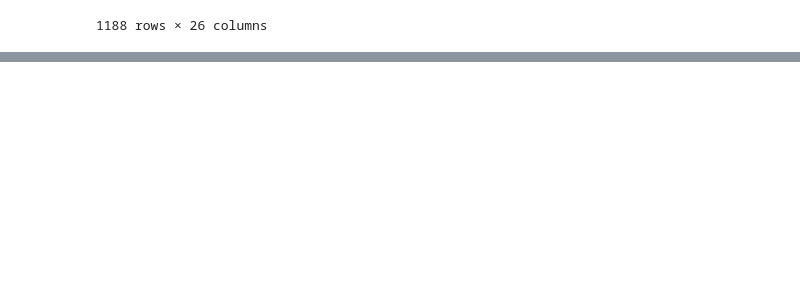
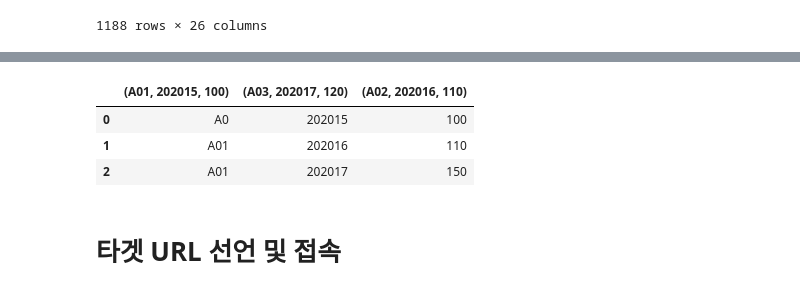
Before and after one commit to HongDonkey/Python, a Jupyter notebook: Session04 - 외부연동 데이터 수집/Untitled.ipynb, the cells around one changed output, grey strips where cells are left out. Drawn from its saved outputs; the diff is of its cells as text; code cells hidden in the pictures; blank space fills up the shorter version.

```diff
--- a/Session04 - 외부연동 데이터 수집/Untitled.ipynb
+++ b/Session04 - 외부연동 데이터 수집/Untitled.ipynb
@@ -187,0 +197,20 @@ json
+# %%
+df1.columns = ["RegionID" , "YEARWEEK", "QTY"]
+columnNameList = df1
+# %%
+columnFirst = ["A0","A01","A01"]
+columnSecond = [202015, 202016, 202017]
+columnThird = [100,110,150]
+# %%
+df2 = pd.DataFrame(zip(columnFirst, columnSecond, columnThird),columns = columnNameList)
+# %%
+df2.columns = columnNameList
+# %%
+df2
+# %% [output]
+|  | (A01, 202015, 100) | (A03, 202017, 120) | (A02, 202016, 110) |
+| 0 | A0 | 202015 | 100 |
+| 1 | A01 | 202016 | 110 |
+| 2 | A01 | 202017 | 150 |
+# %% [markdown]
+# 타겟 URL 선언 및 접속
```
Also changed, not shown: parts of 20 cells of this notebook.
